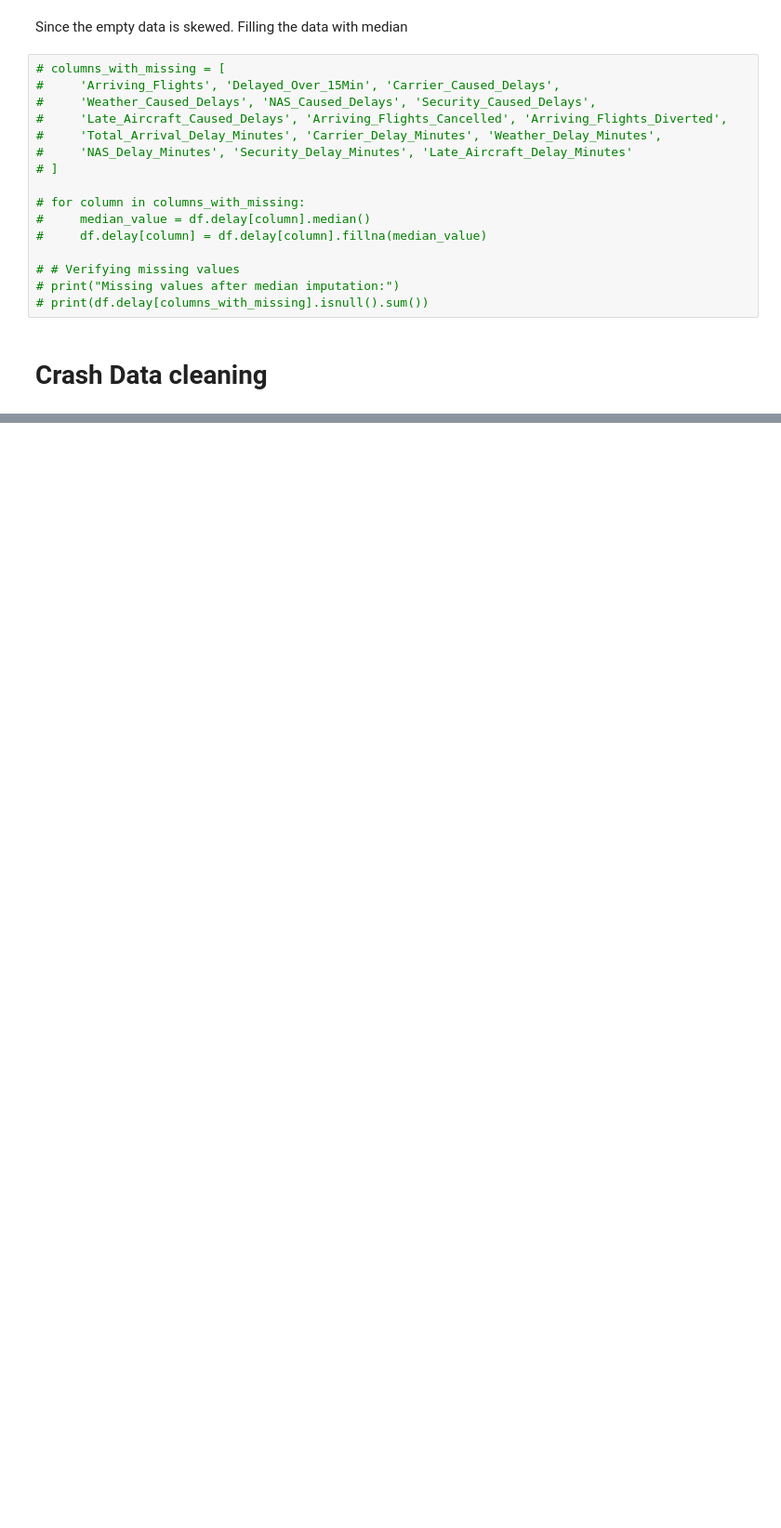
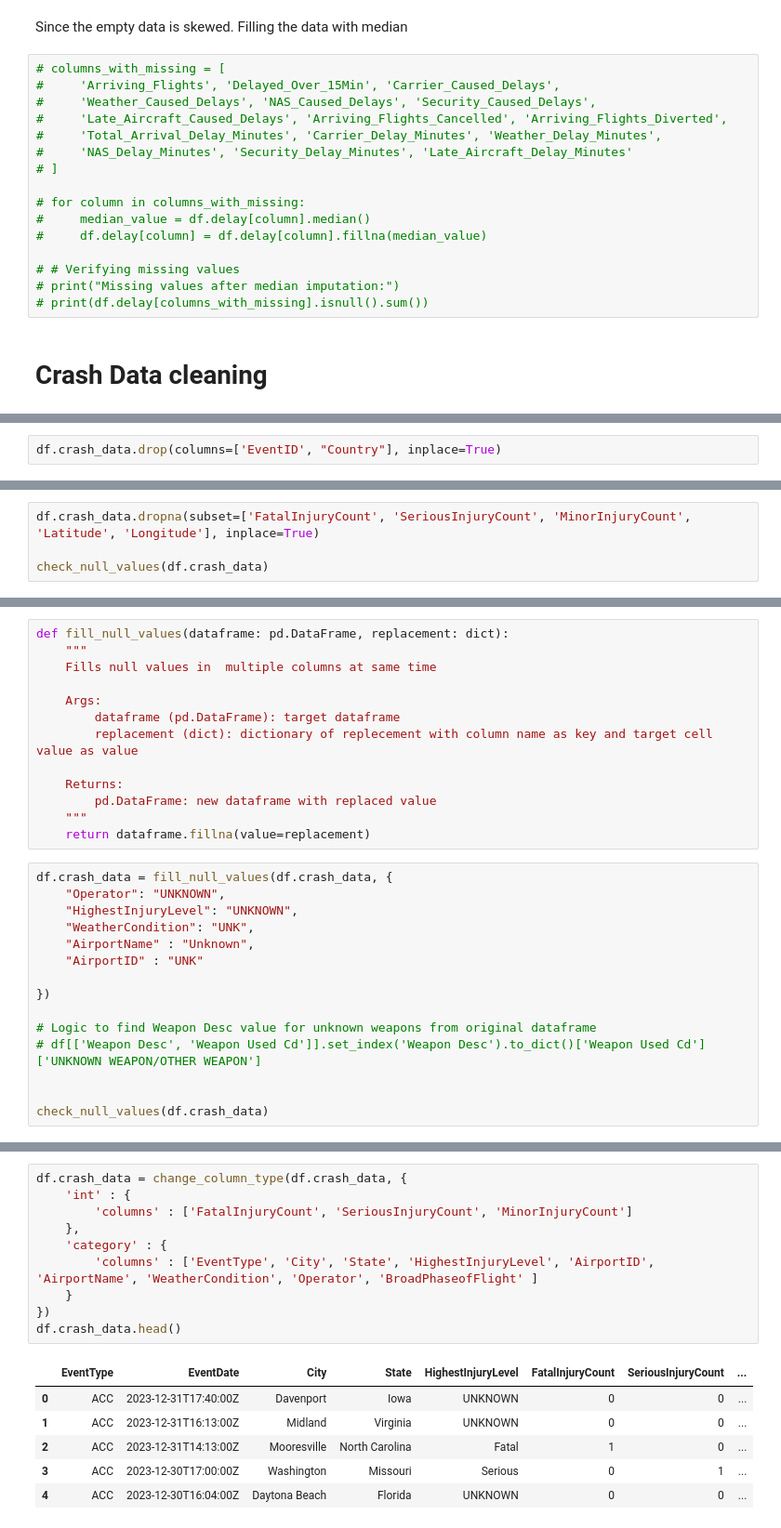
Before and after one commit to devparikh0506/DATA-601, a Jupyter notebook: final-project/601_Final_Project.ipynb, the cells around one changed output, grey strips where cells are left out. Shown: that part at 93% size. Saved outputs shown, nothing was run; the diff lists cells and outputs as text; blank space fills up the shorter version.

```diff
--- a/final-project/601_Final_Project.ipynb
+++ b/final-project/601_Final_Project.ipynb
@@ -221,0 +292,2 @@ Since the empty data is skewed. Filling the data with median
+# %%
+df.crash_data.drop(columns=['EventID', "Country"], inplace=True)
@@ -221,0 +314,4 @@ Since the empty data is skewed. Filling the data with median
+# %%
+df.crash_data.dropna(subset=['FatalInjuryCount', 'SeriousInjuryCount', 'MinorInjuryCount', 'Latitude', 'Longitude'], inplace=True)
+
+check_null_values(df.crash_data)
@@ -221,0 +334,28 @@ Since the empty data is skewed. Filling the data with median
+# %%
+def fill_null_values(dataframe: pd.DataFrame, replacement: dict):
+    """
+    Fills null values in  multiple columns at same time
+
+    Args:
+        dataframe (pd.DataFrame): target dataframe
+        replacement (dict): dictionary of replecement with column name as key and target cell value as value
+
+    Returns:
+        pd.DataFrame: new dataframe with replaced value
+    """
+    return dataframe.fillna(value=replacement)
+# %%
+df.crash_data = fill_null_values(df.crash_data, {
+    "Operator": "UNKNOWN",
+    "HighestInjuryLevel": "UNKNOWN",
+    "WeatherCondition": "UNK",
+    "AirportName" : "Unknown",
+    "AirportID" : "UNK"
+
+})
+
+# Logic to find Weapon Desc value for unknown weapons from original dataframe
+# df[['Weapon Desc', 'Weapon Used Cd']].set_index('Weapon Desc').to_dict()['Weapon Used Cd']['UNKNOWN WEAPON/OTHER WEAPON']
+
+
+check_null_values(df.crash_data)
@@ -222 +387,18 @@ Since the empty data is skewed. Filling the data with median
+# %%
+df.crash_data = change_column_type(df.crash_data, {
+    'int' : {
+        'columns' : ['FatalInjuryCount', 'SeriousInjuryCount', 'MinorInjuryCount']
+    },
+    'category' : {
+        'columns' : ['EventType', 'City', 'State', 'HighestInjuryLevel', 'AirportID', 'AirportName', 'WeatherCondition', 'Operator', 'BroadPhaseofFlight' ]
+    }
+})
+df.crash_data.head()
+# %% [output]
+|  | EventType | EventDate | City | State | HighestInjuryLevel | FatalInjuryCount | SeriousInjuryCount | ... |
+| 0 | ACC | 2023-12-31T17:40:00Z | Davenport | Iowa | UNKNOWN | 0 | 0 | ... |
+| 1 | ACC | 2023-12-31T16:13:00Z | Midland | Virginia | UNKNOWN | 0 | 0 | ... |
+| 2 | ACC | 2023-12-31T14:13:00Z | Mooresville | North Carolina | Fatal | 1 | 0 | ... |
+| 3 | ACC | 2023-12-30T17:00:00Z | Washington | Missouri | Serious | 0 | 1 | ... |
+| 4 | ACC | 2023-12-30T16:04:00Z | Daytona Beach | Florida | UNKNOWN | 0 | 0 | ... |
 # %%
```
Also changed, not shown: parts of 35 cells of this notebook.
